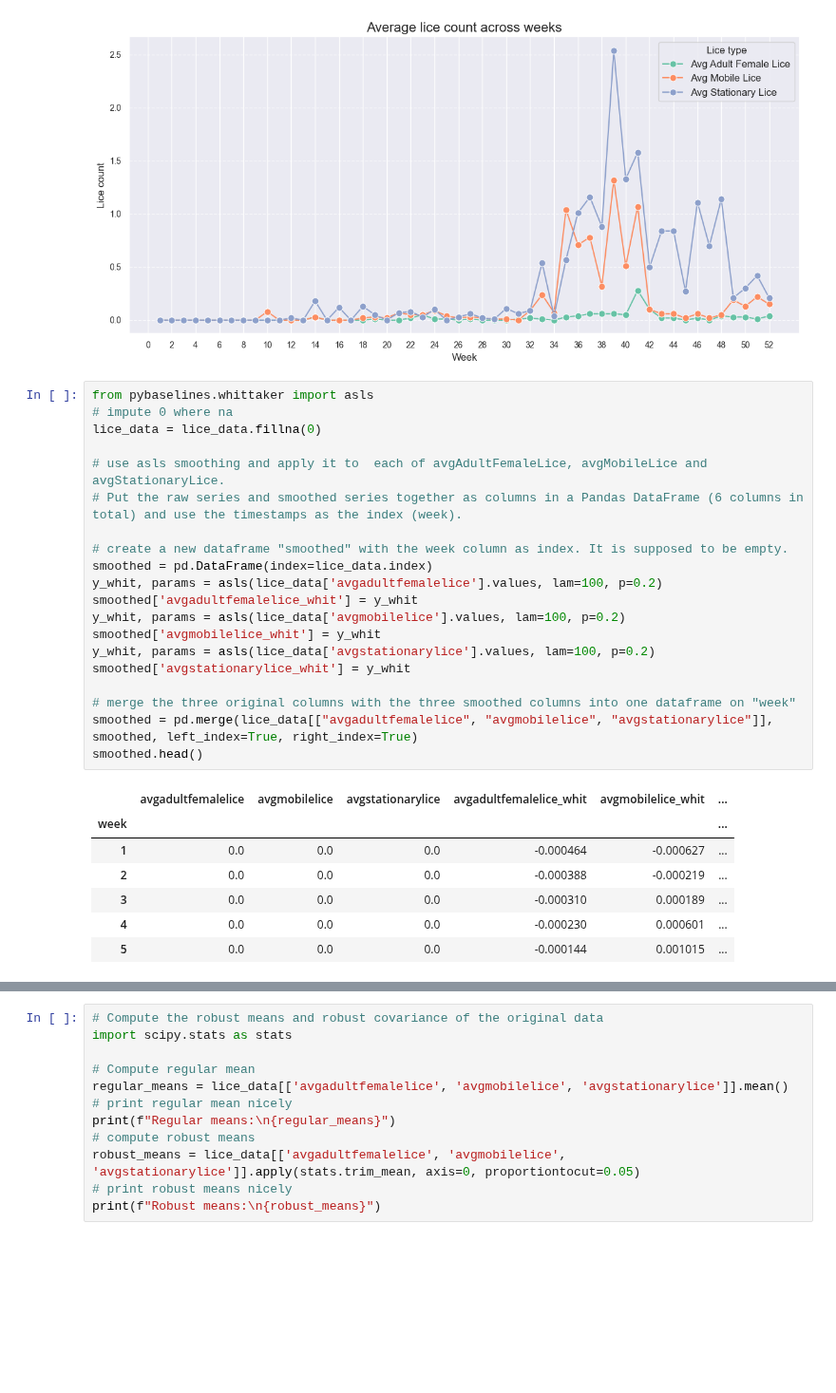
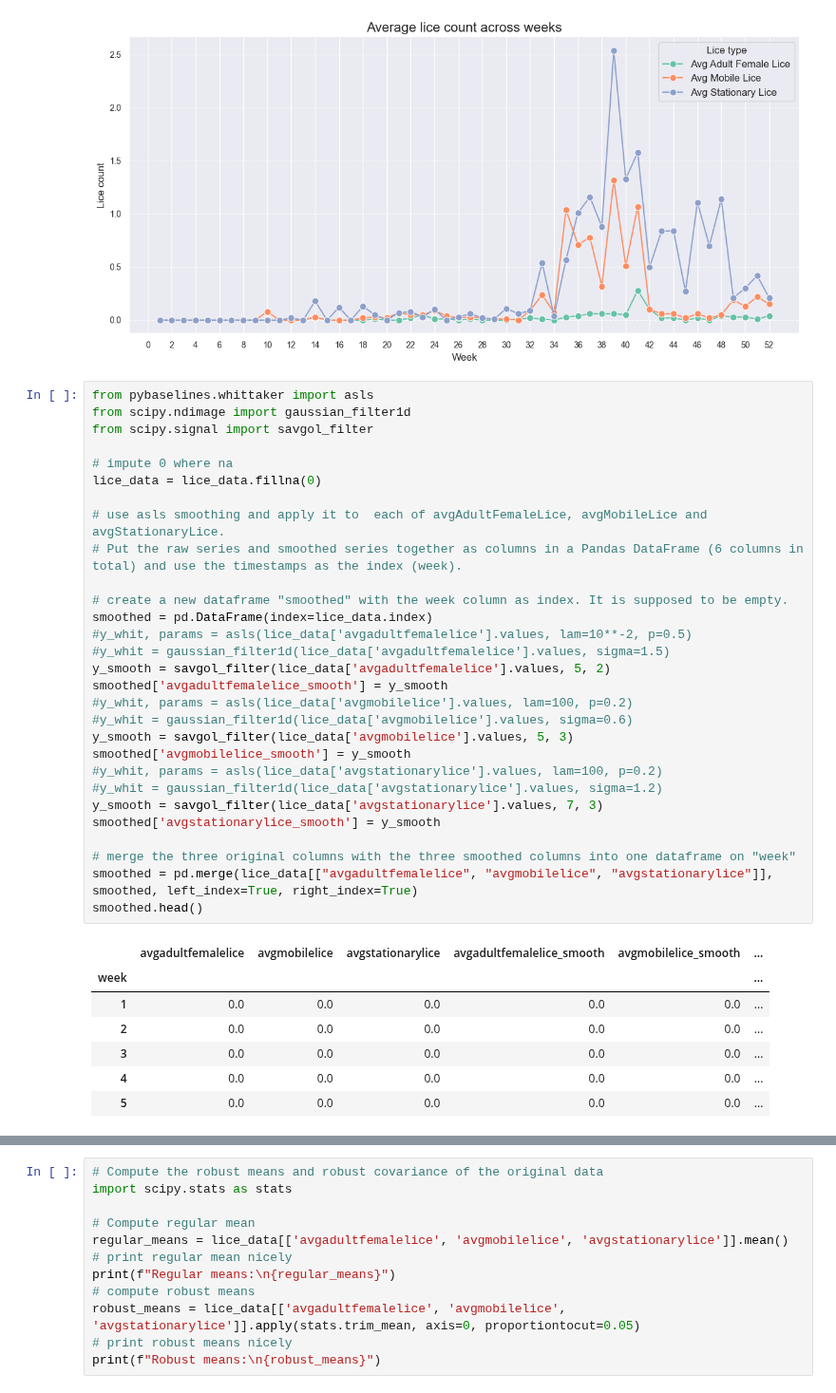
Before and after one commit to erlendrisvik/Compulsories, a Jupyter notebook: CA2/CA2.ipynb, the cells around one changed output, grey strips where cells are left out. Shown at 95% size. Cells and saved outputs as stored; diff of their text form; blank space fills up the shorter version.

```diff
--- a/CA2/CA2.ipynb
+++ b/CA2/CA2.ipynb
@@ -461,29 +461,38 @@ plt.show()
 [figure]
 # %%
 from pybaselines.whittaker import asls
+from scipy.ndimage import gaussian_filter1d
+from scipy.signal import savgol_filter
+
 # impute 0 where na
 lice_data = lice_data.fillna(0)
 
 # use asls smoothing and apply it to  each of avgAdultFemaleLice, avgMobileLice and avgStationaryLice.
 # Put the raw series and smoothed series together as columns in a Pandas DataFrame (6 columns in total) and use the timestamps as the index (week).
 
 # create a new dataframe "smoothed" with the week column as index. It is supposed to be empty.
 smoothed = pd.DataFrame(index=lice_data.index)
-y_whit, params = asls(lice_data['avgadultfemalelice'].values, lam=100, p=0.2)
-smoothed['avgadultfemalelice_whit'] = y_whit
-y_whit, params = asls(lice_data['avgmobilelice'].values, lam=100, p=0.2)
-smoothed['avgmobilelice_whit'] = y_whit
-y_whit, params = asls(lice_data['avgstationarylice'].values, lam=100, p=0.2)
-smoothed['avgstationarylice_whit'] = y_whit
+#y_whit, params = asls(lice_data['avgadultfemalelice'].values, lam=10**-2, p=0.5)
+#y_whit = gaussian_filter1d(lice_data['avgadultfemalelice'].values, sigma=1.5)
+y_smooth = savgol_filter(lice_data['avgadultfemalelice'].values, 5, 2)
+smoothed['avgadultfemalelice_smooth'] = y_smooth
+#y_whit, params = asls(lice_data['avgmobilelice'].values, lam=100, p=0.2)
+#y_whit = gaussian_filter1d(lice_data['avgmobilelice'].values, sigma=0.6)
+y_smooth = savgol_filter(lice_data['avgmobilelice'].values, 5, 3)
+smoothed['avgmobilelice_smooth'] = y_smooth
+#y_whit, params = asls(lice_data['avgstationarylice'].values, lam=100, p=0.2)
+#y_whit = gaussian_filter1d(lice_data['avgstationarylice'].values, sigma=1.2)
+y_smooth = savgol_filter(lice_data['avgstationarylice'].values, 7, 3)
+smoothed['avgstationarylice_smooth'] = y_smooth
 
 # merge the three original columns with the three smoothed columns into one dataframe on "week"
 smoothed = pd.merge(lice_data[["avgadultfemalelice", "avgmobilelice", "avgstationarylice"]], smoothed, left_index=True, right_index=True)
 smoothed.head()
 # %% [output]
-|  | avgadultfemalelice | avgmobilelice | avgstationarylice | avgadultfemalelice_whit | avgmobilelice_whit | ... |
+|  | avgadultfemalelice | avgmobilelice | avgstationarylice | avgadultfemalelice_smooth | avgmobilelice_smooth | ... |
 | week |  |  |  |  |  | ... |
-| 1 | 0.0 | 0.0 | 0.0 | -0.000464 | -0.000627 | ... |
-| 2 | 0.0 | 0.0 | 0.0 | -0.000388 | -0.000219 | ... |
-| 3 | 0.0 | 0.0 | 0.0 | -0.000310 | 0.000189 | ... |
-| 4 | 0.0 | 0.0 | 0.0 | -0.000230 | 0.000601 | ... |
-| 5 | 0.0 | 0.0 | 0.0 | -0.000144 | 0.001015 | ... |
+| 1 | 0.0 | 0.0 | 0.0 | 0.0 | 0.0 | ... |
+| 2 | 0.0 | 0.0 | 0.0 | 0.0 | 0.0 | ... |
+| 3 | 0.0 | 0.0 | 0.0 | 0.0 | 0.0 | ... |
+| 4 | 0.0 | 0.0 | 0.0 | 0.0 | 0.0 | ... |
+| 5 | 0.0 | 0.0 | 0.0 | 0.0 | 0.0 | ... |
```
Also changed, not shown: parts of 6 cells of this notebook.
